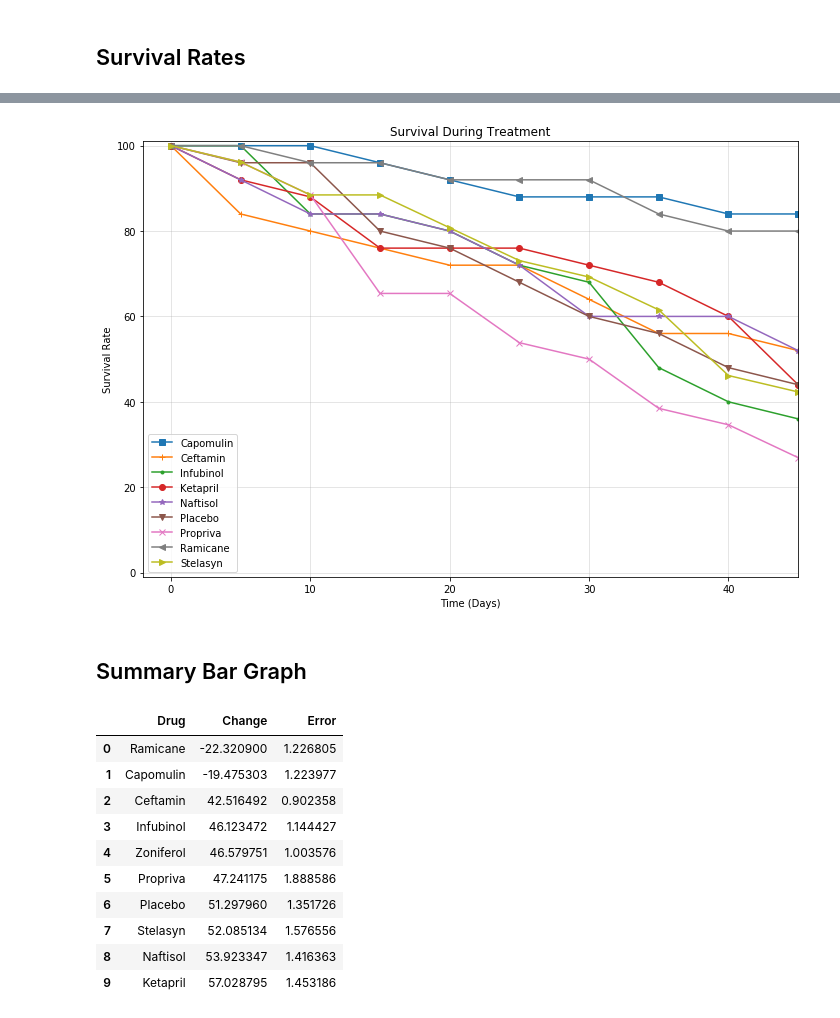
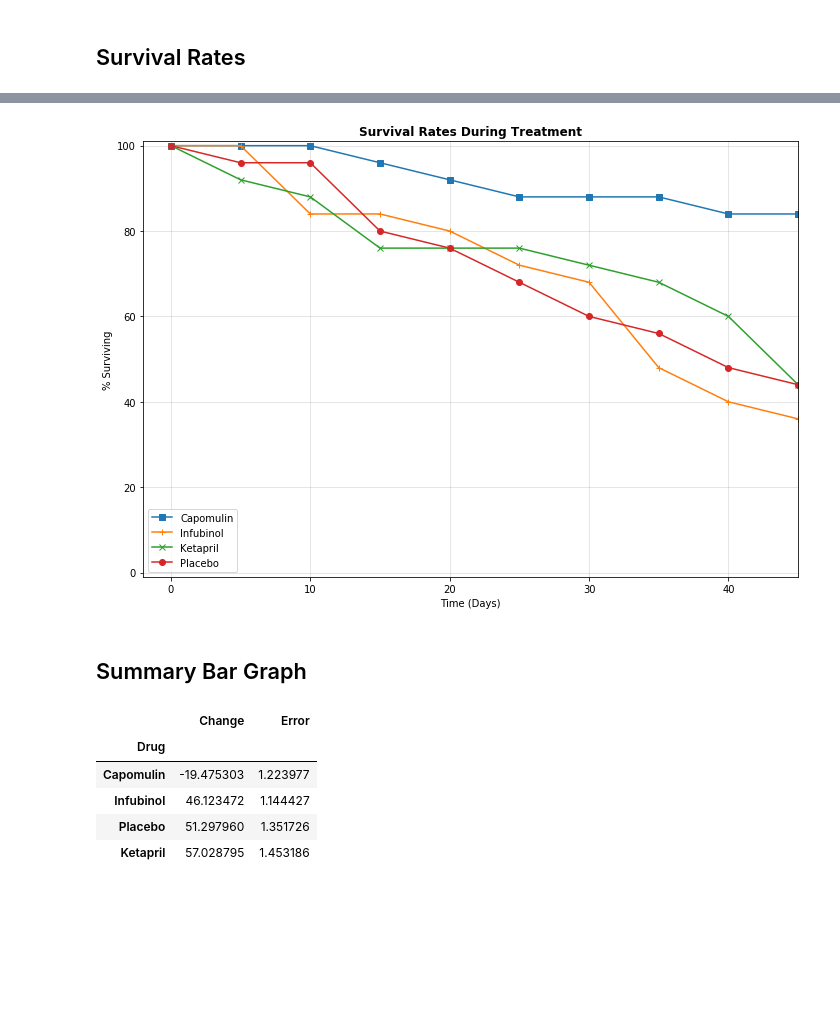
Before and after one commit to lweislo/Homework-5, a Jupyter notebook: weislo-homework5.ipynb, the cells around one changed output, grey strips where cells are left out. Saved outputs shown, nothing was run; the diff lists cells and outputs as text; code cells hidden in the pictures; blank space fills up the shorter version.

```diff
--- a/weislo-homework5.ipynb
+++ b/weislo-homework5.ipynb
@@ -63,17 +72,21 @@ df_means
 # %%
 # Generate the Plot (with Error Bars)
 
-x = itertools.cycle(['s', '+', '.', 'o', '*', 'v','x','<','>','-'])
-y = len(df_means)-1
+x = itertools.cycle(['s', '^', 'x', 'o'])
+y = len(df_means.columns)
 
 for i in range(0,y):
     chart = df_means.iloc[:, i].plot(yerr=df_errors, kind='line', figsize=(10,7), marker=next(x))
-chart.set_title('Tumor Response to Treatment')
+chart.set_title('Fig. 1: Tumor Response to Treatment', fontsize=12, fontweight="bold")
 chart.set_xlabel('Time (Days)')
 chart.set_ylabel('Tumor Volume (mm3)')
 chart.legend(loc='best')
+plt.xlim(-1,47)
+plt.ylim(30, 75)
 plt.tight_layout()
 plt.grid(alpha=0.4)
 # Save the Figure
 plt.savefig('tumor_response.png')
+# Show the Figure
+plt.show()
 # %% [output]
@@ -107,11 +163,11 @@ mms_means
 # %%
 # Generate the Plot (with Error Bars)
 x = itertools.cycle(['s', '+', '.', 'o', '*', 'v','x','<','>','-'])
-y = len(df_means)-1
+y = len(df_means.columns)
 
 for i in range(0,y):
     chart = mms_means.iloc[:, i].plot(yerr=mms_errors, kind='line', figsize=(10,7), marker=next(x))
-chart.set_title('Metastatic Spread During Treatment')
+chart.set_title('Metastatic Spread During Treatment', fontsize=12, fontweight="bold")
 chart.set_xlabel('Time (Days)')
 chart.set_ylabel('# Metastatic Sites')
 chart.legend(loc='best')
@@ -130,6 +220,10 @@ plt.show()
 # %%
 # Store the Count of Mice Grouped by Drug and Timepoint (W can pass any metric)
 survival = df_data_dt['Mouse ID'].count().unstack().transpose()
-
+# Calculate the percentage survived over time, referencing the first row as starting population
+#
+zeros = survival.iloc[0]
+for i in range(0,len(survival)):
+    survival.iloc[i] = survival.iloc[i].divide(zeros).multiply(100)
 survival
 # %% [output]
@@ -148,8 +241,0 @@ survival
-# %%
-# Calculate the percentage survived over time, referencing the first row as starting population
-#
-for i in range(1,len(survival.columns)):
-    survival.iloc[i] = survival.iloc[i].divide(survival.iloc[0]).multiply(100)
-survival
-#This leaves the 0 timepoint untouched, otherwise iterating would throw off the percent calculation
-#Fudging that in the next cell...
@@ -169,25 +242,22 @@ survival
 # %%
-#Setting the zero timepoint to 100% survival for each drug
-survival.iloc[0] = 100
-survival
 # Generate the Plot - selecting markers from a list
-x = itertools.cycle(['s', '+', '.', 'o', '*', 'v','x','<','>','-'])
-y = len(survival)-1
+x = itertools.cycle(['s', '+', 'x', 'o'])
+y = len(survival.columns)
 
 for i in range(0,y):
     chart = survival.iloc[:, i].plot(kind='line', figsize=(10,7), marker=next(x))
-chart.set_title('Survival During Treatment')
+chart.set_title('Survival Rates During Treatment', fontsize=12, fontweight="bold")
 chart.set_xlabel('Time (Days)')
-chart.set_ylabel('Survival Rate')
+chart.set_ylabel('% Surviving')
 chart.legend(loc='best')
 plt.tight_layout()
 plt.grid(alpha=0.4)
 plt.xlim(-2, 45)
 plt.ylim(-1, 101)
 # Save the Figure
 plt.savefig('survival_rates.png')
 
 # Show the Figure
 plt.show()
 # %% [output]
-[figure, old version]
+[figure, new version]
@@ -201,22 +273,17 @@ pct_change = df_means.iloc[9].subtract(df_means.iloc[0])/df_means.iloc[0]*100
 # Note: Percent change = (End Value - Start Value) ÷ Start Value*100
 
 # Display the data to confirm
-tumor_delta = pd.DataFrame({'Drug': pct_change.index,
-                          'Change':pct_change.values,
+tumor_delta = pd.DataFrame({'Change':pct_change.values,
                            'Error':df_errors.iloc[9]})
 
 tumor_delta = tumor_delta.sort_values('Change')
 tumor_delta.reset_index(drop=True)
+tumor_delta
 # %% [output]
-|  | Drug | Change | Error |
-| 0 | Ramicane | -22.320900 | 1.226805 |
-| 1 | Capomulin | -19.475303 | 1.223977 |
-| 2 | Ceftamin | 42.516492 | 0.902358 |
-| 3 | Infubinol | 46.123472 | 1.144427 |
-| 4 | Zoniferol | 46.579751 | 1.003576 |
-| 5 | Propriva | 47.241175 | 1.888586 |
-| 6 | Placebo | 51.297960 | 1.351726 |
-| 7 | Stelasyn | 52.085134 | 1.576556 |
-| 8 | Naftisol | 53.923347 | 1.416363 |
-| 9 | Ketapril | 57.028795 | 1.453186 |
+|  | Change | Error |
+| Drug |  |  |
+| Capomulin | -19.475303 | 1.223977 |
+| Infubinol | 46.123472 | 1.144427 |
+| Placebo | 51.297960 | 1.351726 |
+| Ketapril | 57.028795 | 1.453186 |
 # %%
```
Also changed, not shown: parts of 17 cells of this notebook, 4 other files.
